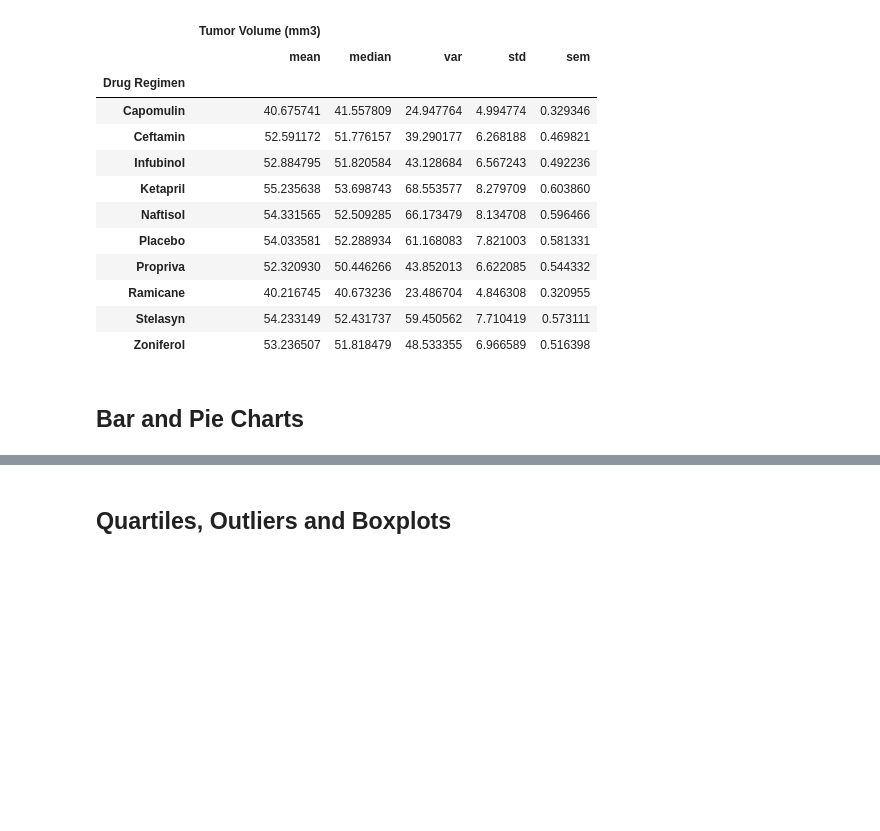
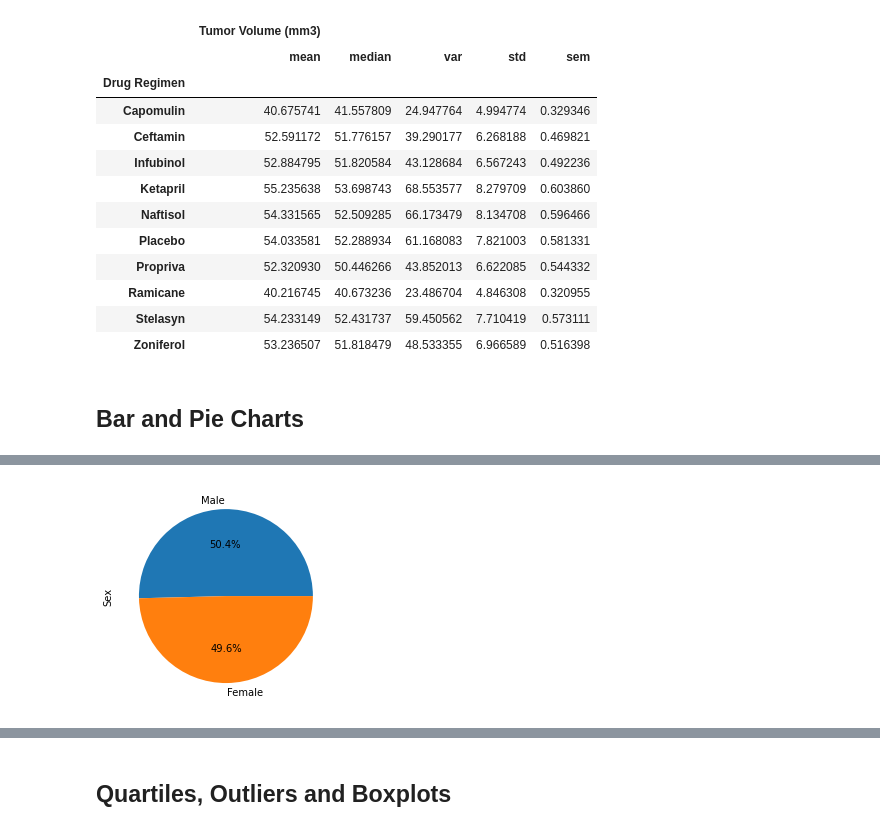
Before and after one commit to leonardz17/Matplotlib_Challenge, a Jupyter notebook: pymaceuticals_final.ipynb, the cells around one changed output, grey strips where cells are left out. Saved outputs shown, nothing was run; the diff lists cells and outputs as text; code cells hidden in the pictures; blank space fills up the shorter version.

```diff
--- a/pymaceuticals_final.ipynb
+++ b/pymaceuticals_final.ipynb
@@ -159 +179,11 @@ drug_regimen.aggregate(['mean','median','var','std','sem'])
+# %%
+# Generate a pie plot showing the distribution of female versus male mice using pandas
+
+gender_count = cleaned_mousedata[["Mouse ID","Sex"]]
+unique_count = gender_count.drop_duplicates(subset = "Mouse ID",keep = "first")
+unique_gendercount = unique_count["Sex"].value_counts()
+
+gender_chart = unique_gendercount.plot(kind="pie",y=[1],autopct="%1.1f%%")
+# %% [output]
+[figure, added]
 # %%
```
Also changed, not shown: parts of 4 cells of this notebook.
